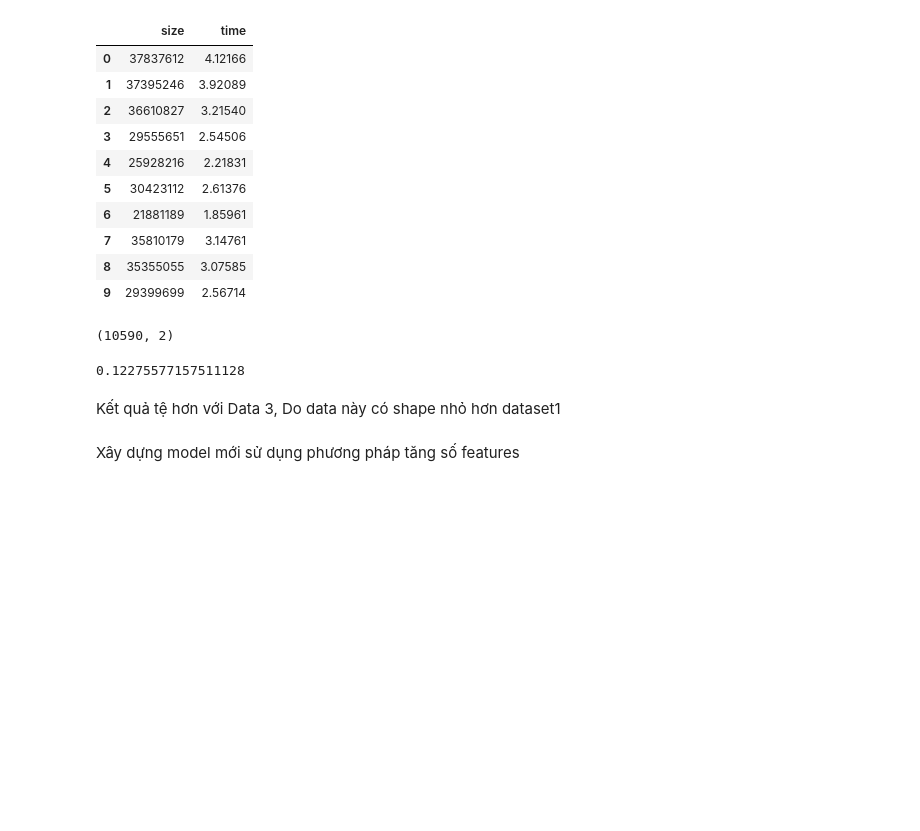
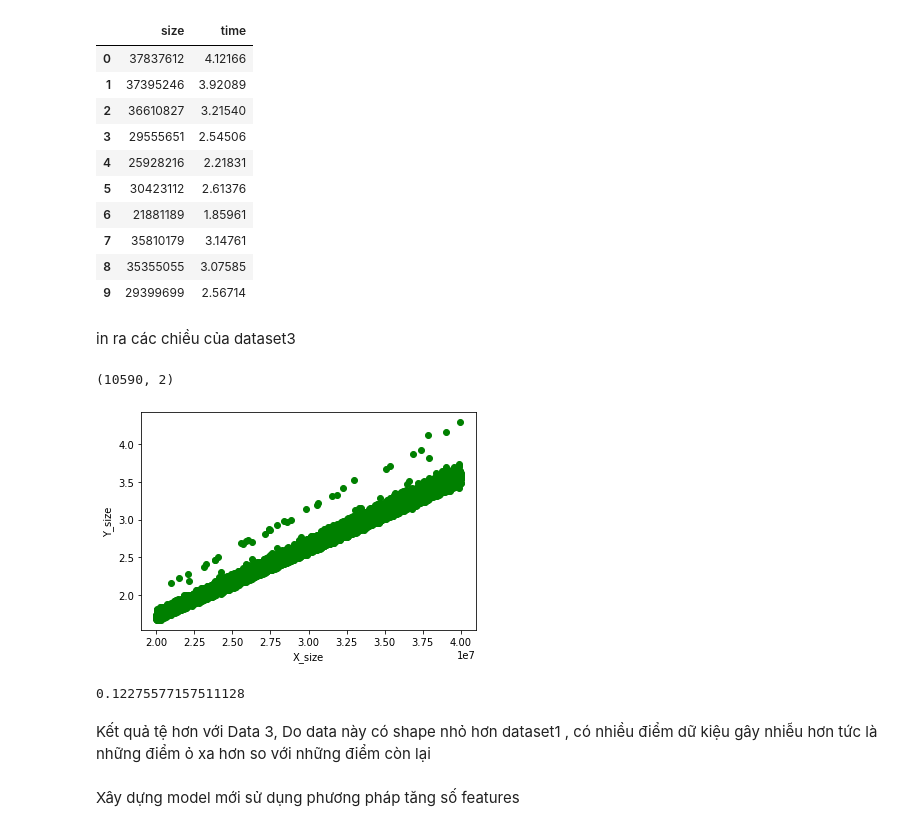
Before and after one commit to xuanthang482/CS114.K21, a Jupyter notebook: Regression.ipynb, the cells around one changed output. Drawn from its saved outputs; the diff is of its cells as text; code cells hidden in the pictures; blank space fills up the shorter version.

```diff
--- a/Regression.ipynb
+++ b/Regression.ipynb
@@ -86,6 +100,8 @@ dataset3.head(10)
 | 7 | 35810179 | 3.14761 |
 | 8 | 35355055 | 3.07585 |
 | 9 | 29399699 | 2.56714 |
+# %% [markdown]
+in ra các chiều của dataset3
 # %%
 dataset3.shape
 # %% [output]
@@ -96,6 +112,15 @@ y_3 = dataset3['time']
 # %%
 X_3 = X_3.values.reshape(-1,1)
 y_3 = y_3.values.reshape(-1,1)
+# %%
+X_size = dataset3['size']
+y_size = dataset3['time']
+plt.scatter(X_size, y_size,  color='green')
+plt.xlabel('X_size')
+plt.ylabel('Y_size')
+plt.show()
+# %% [output]
+[figure, added]
 # %%
 y_3_predict = model.predict(X_3)
 results = mean_absolute_error(y_3,y_3_predict)
@@ -103,7 +128,7 @@ results
 # %% [output]
 0.12275577157511128
 # %% [markdown]
-Kết quả tệ hơn với Data 3, Do data này có shape nhỏ hơn dataset1
+Kết quả tệ hơn với Data 3, Do data này có shape nhỏ hơn dataset1 , có nhiều điểm dữ kiệu gây nhiễu hơn tức là những điểm ỏ xa hơn so với những điểm còn lại
 # %% [markdown]
 Xây dựng model mới sử dụng phương pháp tăng số features
 # %%
```
Also changed, not shown: parts of 10 cells of this notebook.
